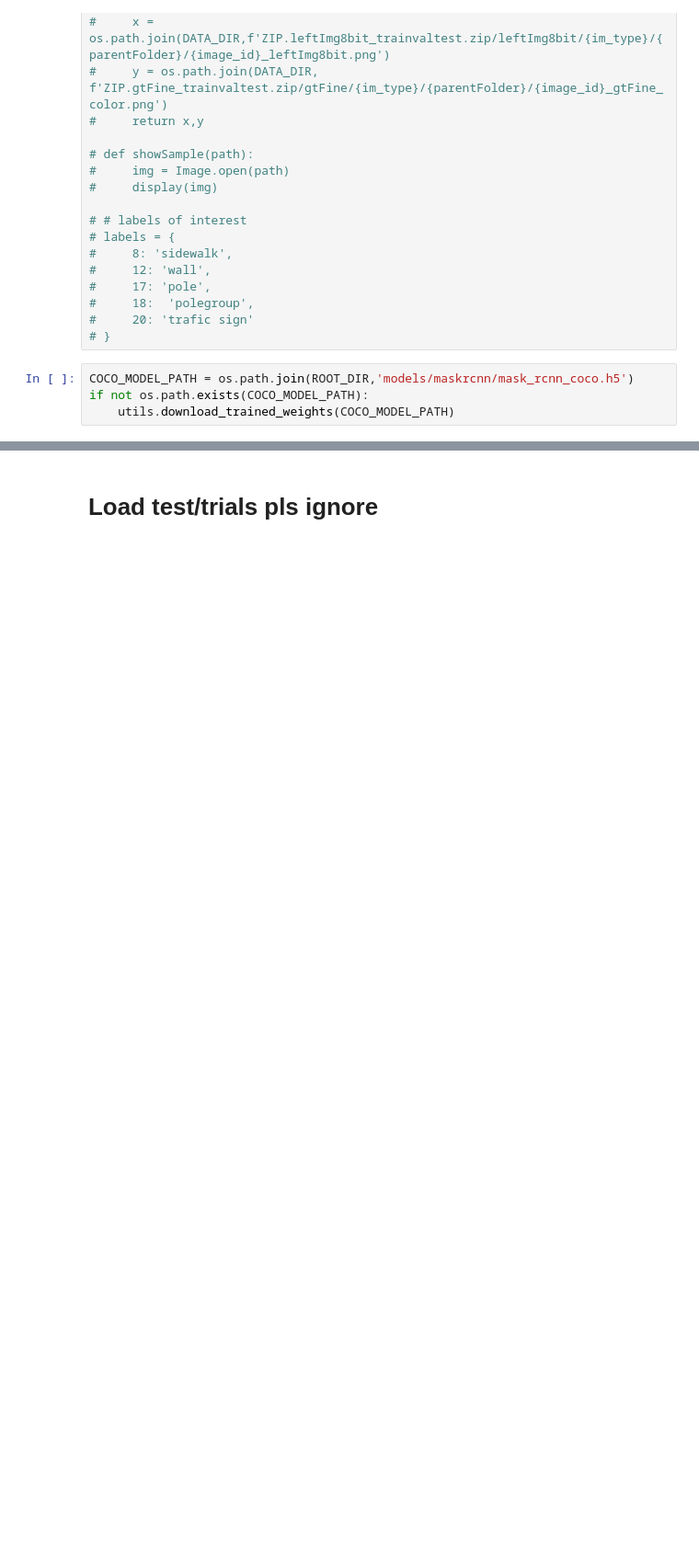
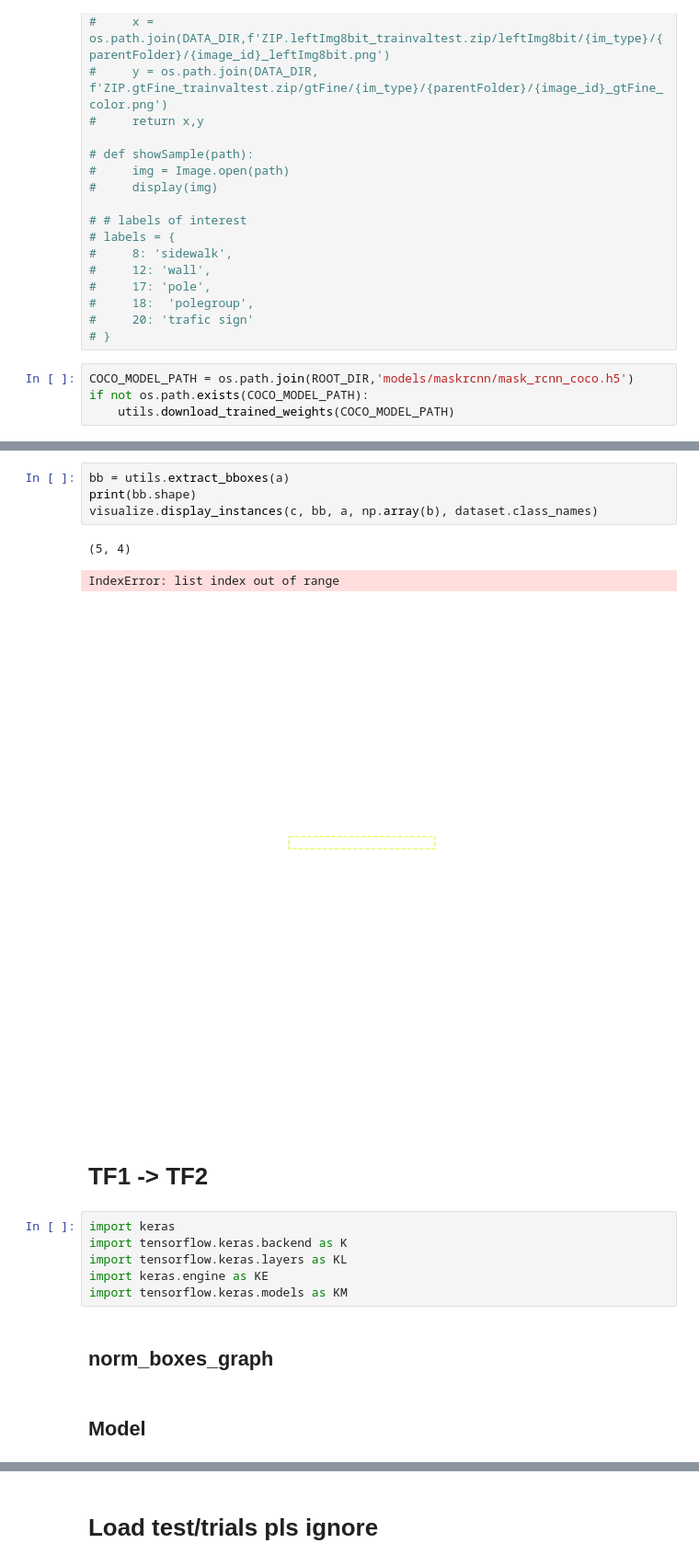
Before and after one commit to DataScienceAndEngineering/deep-learning-final-project-project-sidewalk, a Jupyter notebook: notebooks/explorations/maskrcnn_demo.ipynb, the cells around one changed output, grey strips where cells are left out. Shown at 92% size. Saved outputs shown, nothing was run; the diff lists cells and outputs as text; blank space fills up the shorter version.

```diff
--- a/notebooks/explorations/maskrcnn_demo.ipynb
+++ b/notebooks/explorations/maskrcnn_demo.ipynb
@@ -216,0 +415,20 @@ TypeError: Could not build a TypeSpec for <KerasTensor: shape=(None, None, 4) dt
+# %%
+bb = utils.extract_bboxes(a)
+print(bb.shape)
+visualize.display_instances(c, bb, a, np.array(b), dataset.class_names)
+# %% [output]
+(5, 4)
+IndexError: list index out of range
+[figure, added]
+# %% [markdown]
+# TF1 -> TF2
+# %%
+import keras
+import tensorflow.keras.backend as K
+import tensorflow.keras.layers as KL
+import keras.engine as KE
+import tensorflow.keras.models as KM
+# %% [markdown]
+## norm_boxes_graph
+# %% [markdown]
+## Model
```
Also changed, not shown: parts of 42 cells of this notebook.
